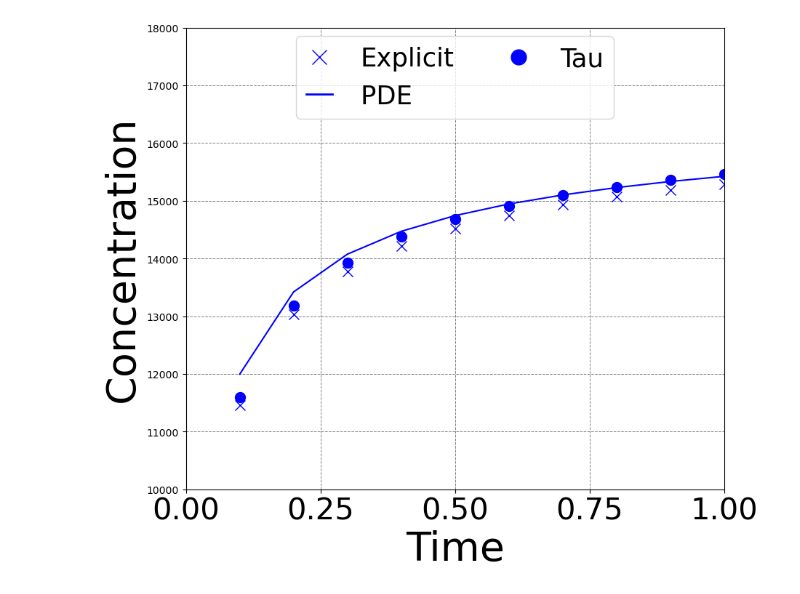
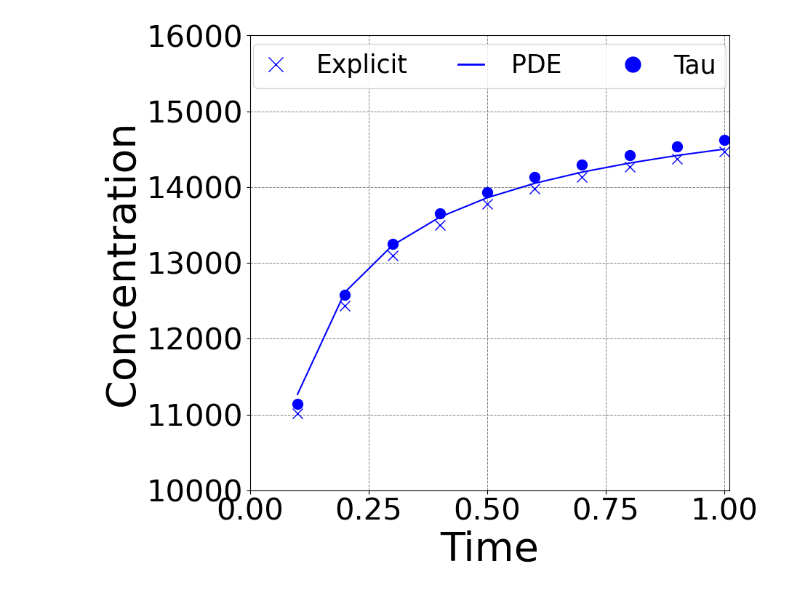
Before and after one commit to MargKos/multiscaleRD, a Jupyter notebook: multiscaleRD/CompareMean_Diffusion.ipynb, the cells around one changed output. Cells and saved outputs as stored; diff of their text form; code cells hidden in the pictures.

Commit message:
diffusion example

```diff
--- a/multiscaleRD/CompareMean_Diffusion.ipynb
+++ b/multiscaleRD/CompareMean_Diffusion.ipynb
@@ -22,7 +22,7 @@ timesteps_cut = int(deltat * (timesteps-1) / ts)
 
 DiscretePreyAverageExplicit = np.load('./Solutions/ExplicitDiffusionAverage.npy')
 
-DiscretePreyAverageTau = np.load('./Solutions/TauDiffusionAverage.npy')
+DiscretePreyAverageTau = np.load('./Solutions/TauDiffusionAverageM10.npy')
 
 
 ReferencePrey = np.load('./Solutions/FDSolution_Diffusion.npy')
@@ -89,50 +89,50 @@ plt.plot(Times, prey_mean, 'x', markersize=10,markevery=1,  color='blue')
 plt.plot(Times, prey_mean_tau, 'o', markersize=10, markevery=1, color='blue')
 plt.plot(Times, RefPrey, color='blue')
 
-plt.ylim(10000,18000)
-plt.xlim(0, 1)
+plt.ylim(10000,16000)
+plt.xlim(0, 1.01)
 
 xticks = [0, 0.25,0.5,0.75, 1] # Adjust according to your data limits
 plt.xticks(xticks, fontsize=30)
 
 #yticks = [0, 2500, 5000, 7500, 10000, 12500] # Adjust according to your data limits
-#yticks = [0, 5000, 10000, 15000, 20000]
+yticks = [0, 5000, 10000, 13000, 16000]
 #plt.yticks(yticks, fontsize=30)
 # Set x-axis ticks to be integers only
 
 plt.xticks(fontsize=30)
 
 # Set y-axis ticks to be integers only
 
-#plt.yticks(fontsize=30)
+plt.yticks(fontsize=30)
 
 
 plt.xlabel('Time', fontsize=40)
 plt.ylabel('Concentration', fontsize=40)
 
 # Create custom legend handles for dots and lines
 prey_dot = Line2D([], [], color='blue', marker='x', linestyle='None', markersize=15,
                   label='Explicit')
 
 prey_line = Line2D([], [], color='blue', linestyle='-', linewidth=2, label='PDE ')
 
 prey_dot2 = Line2D([], [], color='blue', marker='o', linestyle='None', markersize=15,
                    label='Tau')
 
 
 # Combine all custom legend handles
 handles = [prey_dot, prey_line, prey_dot2]
-plt.legend(handles=handles, fontsize=25.5, handlelength=1, handletextpad=1.1,
-           loc='upper center', bbox_to_anchor=(0.5, 1.01), ncol=2)
+plt.legend(handles=handles, fontsize=25, handlelength=1, handletextpad=1.1,
+           loc='upper center', bbox_to_anchor=(0.5, 1.01), ncol=3)
 plt.grid(which='both', linestyle='--', linewidth=0.7, color='gray')  # Customize as needed
 
 plt.tight_layout()
 
 
 
 plt.savefig('./Plots/Diffusion/DiffusionTau.png')
 # %% [output]
-[figure, old version]
+[figure, new version]
 # %%
 # computational time average
 
```
Also changed, not shown: parts of 2 cells of this notebook, 45 other files.
